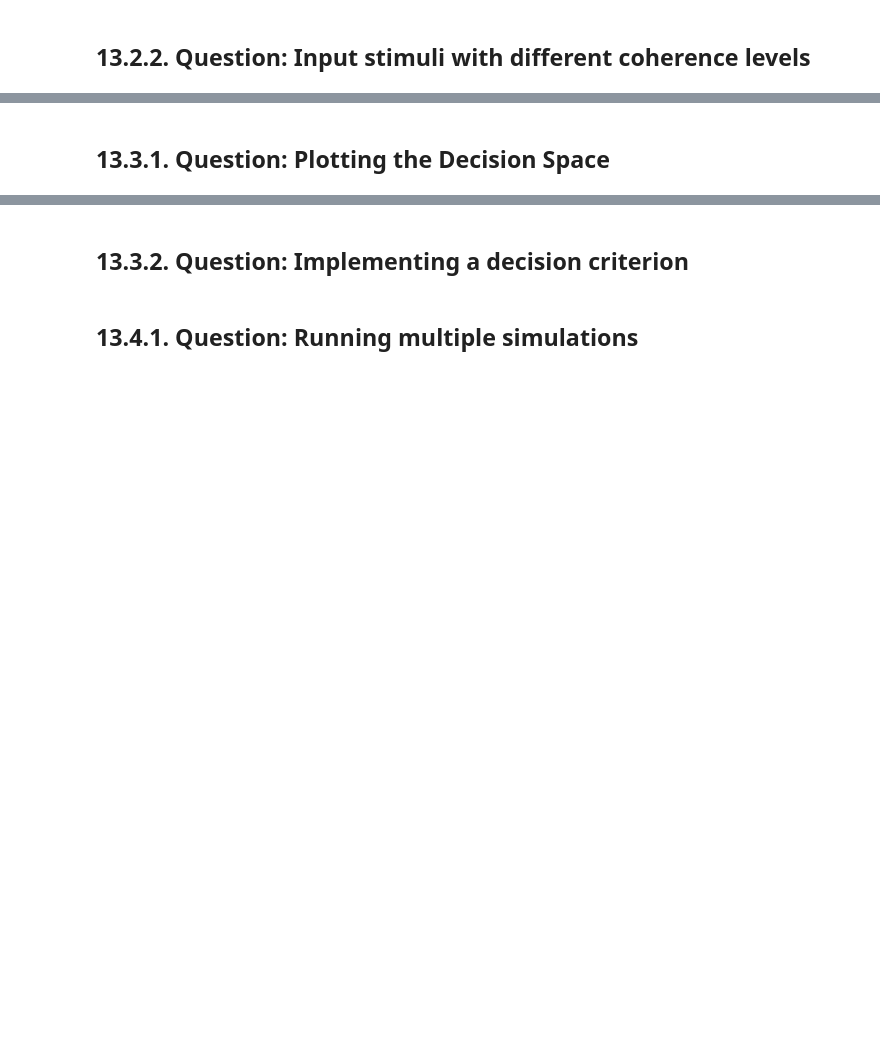
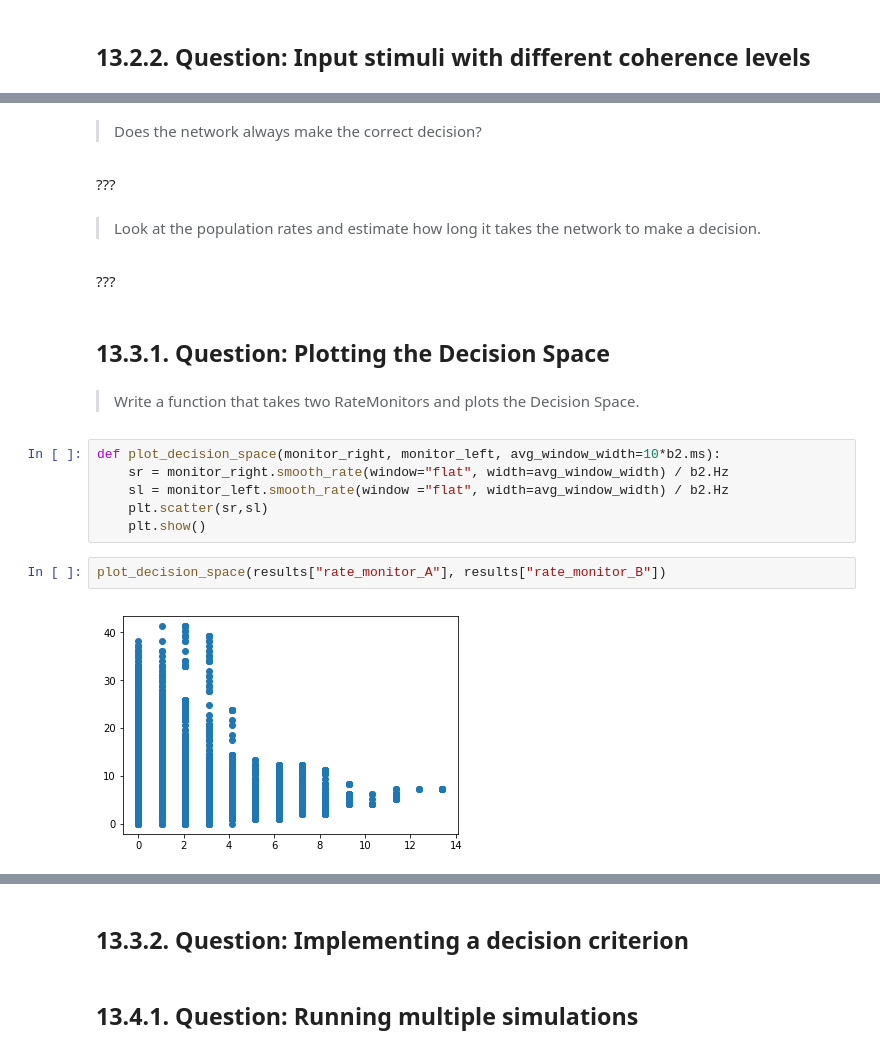
Before and after one commit to TristanBesson/bmnn, a Jupyter notebook: Ex13_Dylan_Bourgeois_224797.ipynb, the cells around one changed output, grey strips where cells are left out. Drawn from its saved outputs; the diff is of its cells as text; blank space fills up the shorter version.

```diff
--- a/Ex13_Dylan_Bourgeois_224797.ipynb
+++ b/Ex13_Dylan_Bourgeois_224797.ipynb
@@ -264,2 +344,22 @@ plt.show()
+# %% [markdown]
+> Does the network always make the correct decision?
+# %% [markdown]
+???
+# %% [markdown]
+> Look at the population rates and estimate how long it takes the network to make a decision.
+# %% [markdown]
+???
 # %% [markdown]
 ## 13.3.1. Question: Plotting the Decision Space
+# %% [markdown]
+> Write a function that takes two RateMonitors and plots the Decision Space.
+# %%
+def plot_decision_space(monitor_right, monitor_left, avg_window_width=10*b2.ms):
+    sr = monitor_right.smooth_rate(window="flat", width=avg_window_width) / b2.Hz
+    sl = monitor_left.smooth_rate(window ="flat", width=avg_window_width) / b2.Hz
+    plt.scatter(sr,sl)
+    plt.show()
+# %%
+plot_decision_space(results["rate_monitor_A"], results["rate_monitor_B"])
+# %% [output]
+[figure, added]
```
Also changed, not shown: parts of 15 cells of this notebook.
